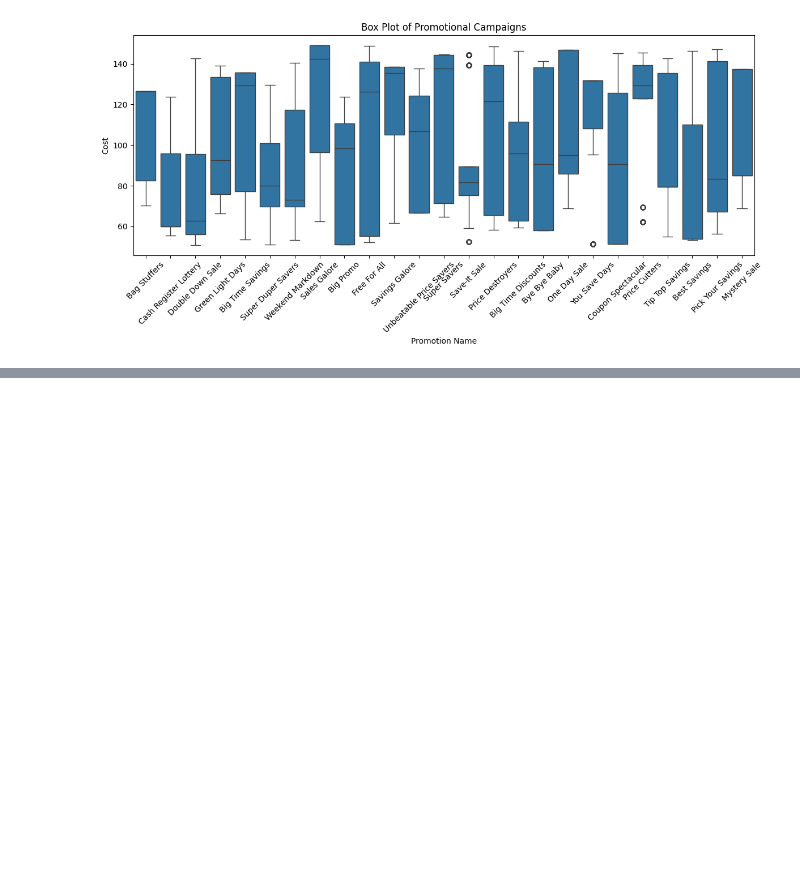
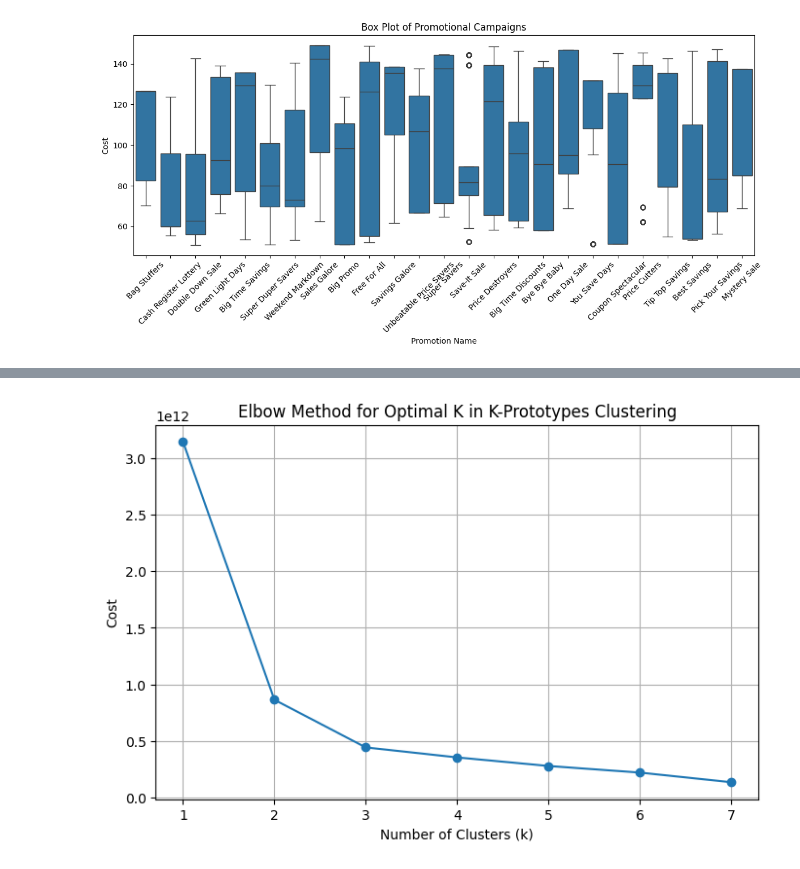
Before and after one commit to Indranil-Seal/customer_acq_model, a Jupyter notebook: notebooks/EDA/eda_v1.ipynb, the cells around one changed output, grey strips where cells are left out. Cells and saved outputs as stored; diff of their text form; code cells hidden in the pictures; blank space fills up the shorter version.

Commit message:
Commiting the R&D of customer profiles and persona

```diff
--- a/notebooks/EDA/eda_v1.ipynb
+++ b/notebooks/EDA/eda_v1.ipynb
@@ -408,0 +450,5 @@ plt.show()
+# %%
+## Extract customer data using the list above
+
+custdata = data[custdemo]
+custdata.head()
@@ -408,0 +574,30 @@ plt.show()
+# %%
+# Separate categorical and numerical column indices
+cat_cols = ['marital_status', 'gender', 'education', 'member_card',
+            'occupation', 'houseowner', 'avg. yearly_income',
+            'store_type', 'media_type']
+categorical_indices = [custdata.columns.get_loc(col) for col in cat_cols]
+
+# Function to calculate the cost for different k values
+def calculate_costs(data, categorical_indices, max_k):
+    costs = []
+    for k in range(1, max_k + 1):
+        print(f"investigating for the value of k = {k}")
+
+        try:
+            kproto = KPrototypes(n_clusters=k, init='Huang', random_state=42)
+            clusters = kproto.fit_predict(data, categorical=categorical_indices)
+            costs.append(kproto.cost_)
+        except ValueError as e:
+            print(f"Error for k={k}: {e}")
+            break
+    return costs
+
+# Sample the data to reduce the size for computation
+#sampled_data = custdata.sample(frac=0.2, random_state=42)  # Increase sample size to 20%
+
+# Ensure max_k is not greater than the number of samples
+max_k = 7
+
+# Calculate the costs for k-values using sampled data
+costs = calculate_costs(custdata, categorical_indices, max_k)
@@ -408,0 +622,11 @@ plt.show()
+# %%
+# Plot the elbow method graph
+plt.figure(figsize=(8, 5))
+plt.plot(range(1, max_k + 1), costs, marker='o')
+plt.title('Elbow Method for Optimal K in K-Prototypes Clustering')
+plt.xlabel('Number of Clusters (k)')
+plt.ylabel('Cost')
+plt.grid()
+plt.show()
+# %% [output]
+[figure, added]
```
Also changed, not shown: parts of 27 cells of this notebook, 1 other file.
